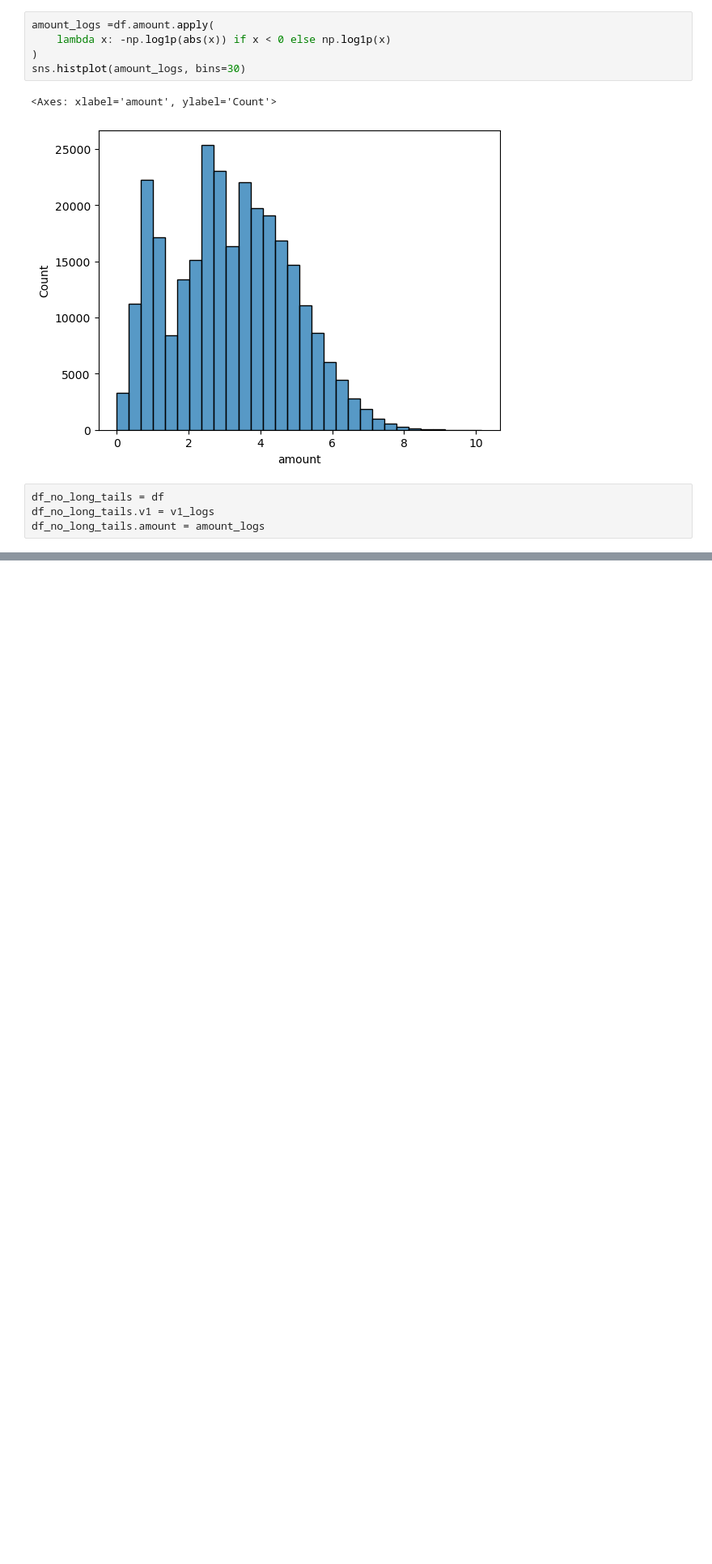
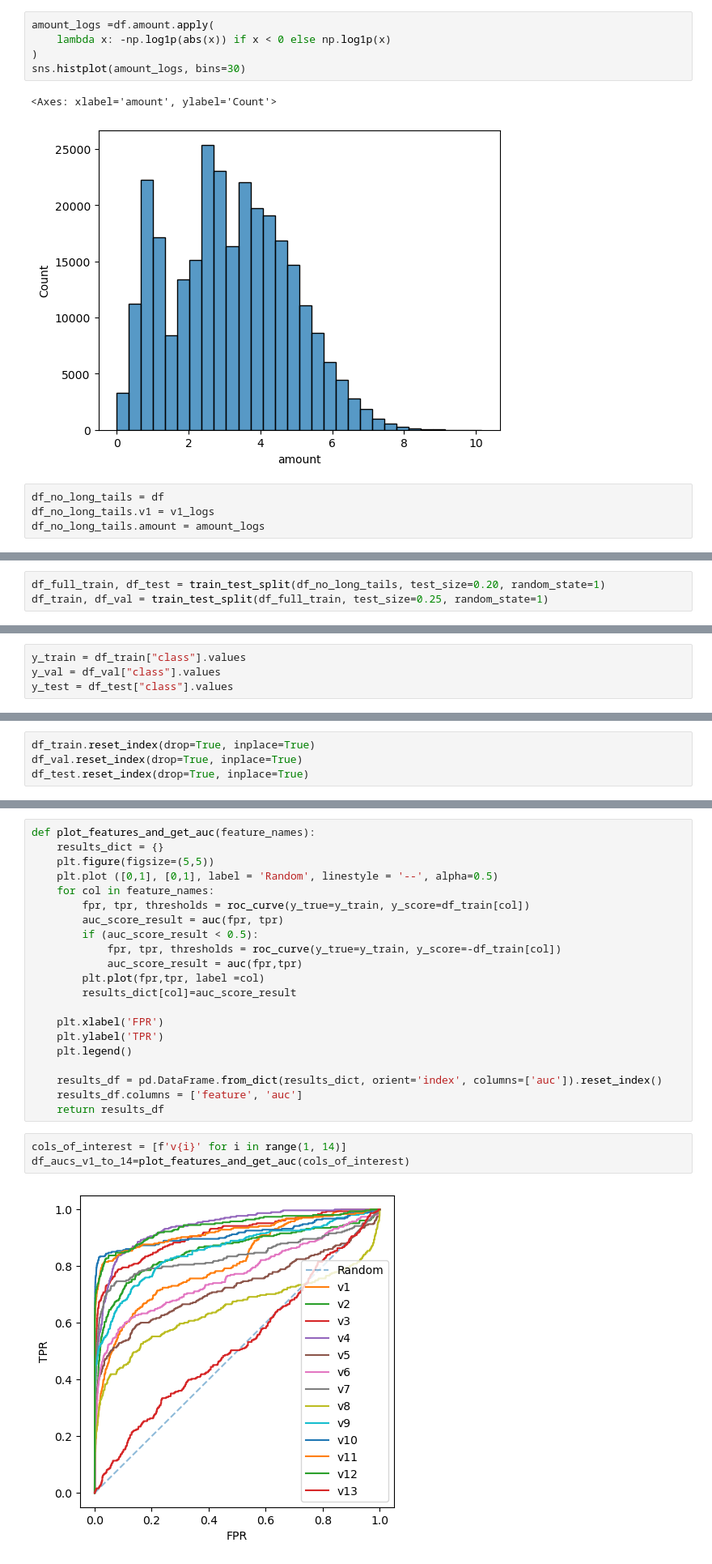
Before and after one commit to angelomarcelino/credit-card-fraud-ml-project, a Jupyter notebook: notebook/notebook.ipynb, the cells around one changed output, grey strips where cells are left out. Shown at 81% size. Drawn from its saved outputs; the diff is of its cells as text; blank space fills up the shorter version.

```diff
--- a/notebook/notebook.ipynb
+++ b/notebook/notebook.ipynb
@@ -193,0 +207,3 @@ df_no_long_tails.amount = amount_logs
+# %%
+df_full_train, df_test = train_test_split(df_no_long_tails, test_size=0.20, random_state=1)
+df_train, df_val = train_test_split(df_full_train, test_size=0.25, random_state=1)
@@ -193,0 +214,4 @@ df_no_long_tails.amount = amount_logs
+# %%
+y_train = df_train["class"].values
+y_val = df_val["class"].values
+y_test = df_test["class"].values
@@ -193,0 +222,4 @@ df_no_long_tails.amount = amount_logs
+# %%
+df_train.reset_index(drop=True, inplace=True)
+df_val.reset_index(drop=True, inplace=True)
+df_test.reset_index(drop=True, inplace=True)
@@ -193,0 +230,26 @@ df_no_long_tails.amount = amount_logs
+# %%
+def plot_features_and_get_auc(feature_names):
+    results_dict = {}
+    plt.figure(figsize=(5,5))
+    plt.plot ([0,1], [0,1], label = 'Random', linestyle = '--', alpha=0.5)
+    for col in feature_names:
+        fpr, tpr, thresholds = roc_curve(y_true=y_train, y_score=df_train[col])
+        auc_score_result = auc(fpr, tpr)
+        if (auc_score_result < 0.5):
+            fpr, tpr, thresholds = roc_curve(y_true=y_train, y_score=-df_train[col])
+            auc_score_result = auc(fpr,tpr)
+        plt.plot(fpr,tpr, label =col)
+        results_dict[col]=auc_score_result
+
+    plt.xlabel('FPR')
+    plt.ylabel('TPR')
+    plt.legend()
+
+    results_df = pd.DataFrame.from_dict(results_dict, orient='index', columns=['auc']).reset_index()
+    results_df.columns = ['feature', 'auc']
+    return results_df
+# %%
+cols_of_interest = [f'v{i}' for i in range(1, 14)]
+df_aucs_v1_to_14=plot_features_and_get_auc(cols_of_interest)
+# %% [output]
+[figure, added]
```
Also changed, not shown: parts of 22 cells of this notebook.
